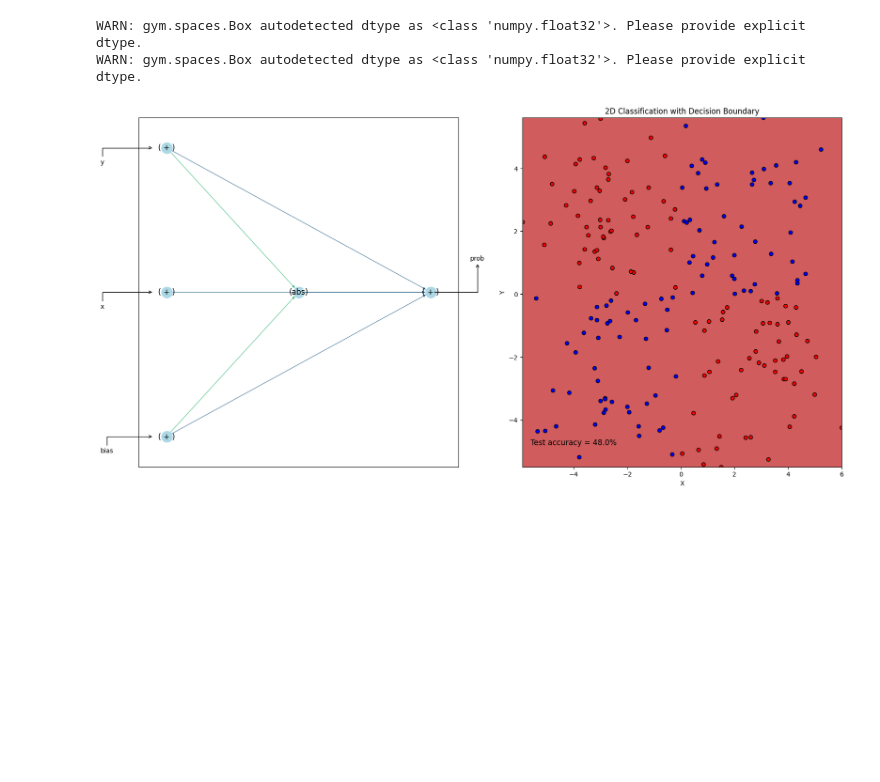
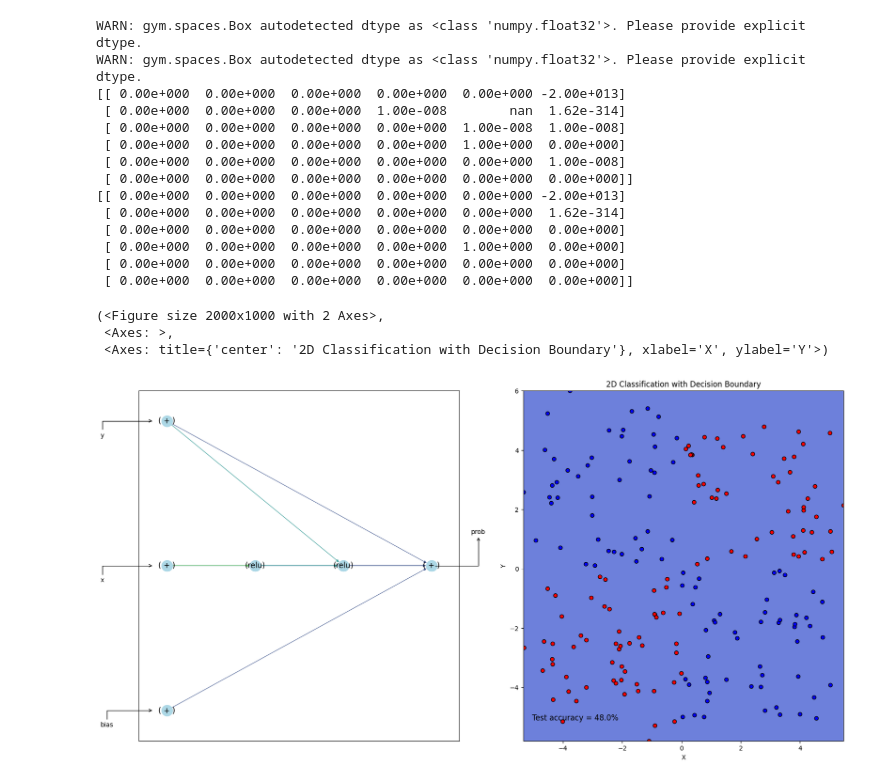
Before and after one commit to mydcxiao/BackpropNEAT_Gym, a Jupyter notebook: prettyNEAT_demo.ipynb, the cells around one changed output. Saved outputs shown, nothing was run; the diff lists cells and outputs as text; code cells hidden in the pictures; blank space fills up the shorter version.

```diff
--- a/prettyNEAT_demo.ipynb
+++ b/prettyNEAT_demo.ipynb
@@ -27,13 +27,29 @@ plt.ylabel('Fitness')
 # %%
 # -- View Topology of Network
 # Lighter color connections are connected to earlier layers (NOT weight strength)
 import vis as nv
 # nv.viewInd('demo/swingup/test_best.out','swingup')
-fig, _, _ = nv.viewClassifier('log/XOR_best/0002.out','backprop_XOR')
+nv.viewClassifier('log/XOR_best/0002.out','backprop_XOR', seed=None)
+# nv.viewClassifier('log/XOR_best.out','backprop_XOR', seed=None)
 # %% [output]
 WARN: gym.spaces.Box autodetected dtype as <class 'numpy.float32'>. Please provide explicit dtype.
 WARN: gym.spaces.Box autodetected dtype as <class 'numpy.float32'>. Please provide explicit dtype.
+[[ 0.00e+000  0.00e+000  0.00e+000  0.00e+000  0.00e+000 -2.00e+013]
+ [ 0.00e+000  0.00e+000  0.00e+000  1.00e-008        nan  1.62e-314]
+ [ 0.00e+000  0.00e+000  0.00e+000  0.00e+000  1.00e-008  1.00e-008]
+ [ 0.00e+000  0.00e+000  0.00e+000  0.00e+000  1.00e+000  0.00e+000]
+ [ 0.00e+000  0.00e+000  0.00e+000  0.00e+000  0.00e+000  1.00e-008]
+ [ 0.00e+000  0.00e+000  0.00e+000  0.00e+000  0.00e+000  0.00e+000]]
+[[ 0.00e+000  0.00e+000  0.00e+000  0.00e+000  0.00e+000 -2.00e+013]
+ [ 0.00e+000  0.00e+000  0.00e+000  0.00e+000  0.00e+000  1.62e-314]
+ [ 0.00e+000  0.00e+000  0.00e+000  0.00e+000  0.00e+000  0.00e+000]
+ [ 0.00e+000  0.00e+000  0.00e+000  0.00e+000  1.00e+000  0.00e+000]
+ [ 0.00e+000  0.00e+000  0.00e+000  0.00e+000  0.00e+000  0.00e+000]
+ [ 0.00e+000  0.00e+000  0.00e+000  0.00e+000  0.00e+000  0.00e+000]]
+(<Figure size 2000x1000 with 2 Axes>,
+ <Axes: >,
+ <Axes: title={'center': '2D Classification with Decision Boundary'}, xlabel='X', ylabel='Y'>)
-[figure, old version]
+[figure, new version]
 # %%
 # -- View Behavior of Network
 !python neat_test.py -p p/swingup.json -i demo/swingup/test_best.out --view True
```
Also changed, not shown: 1 other file.
